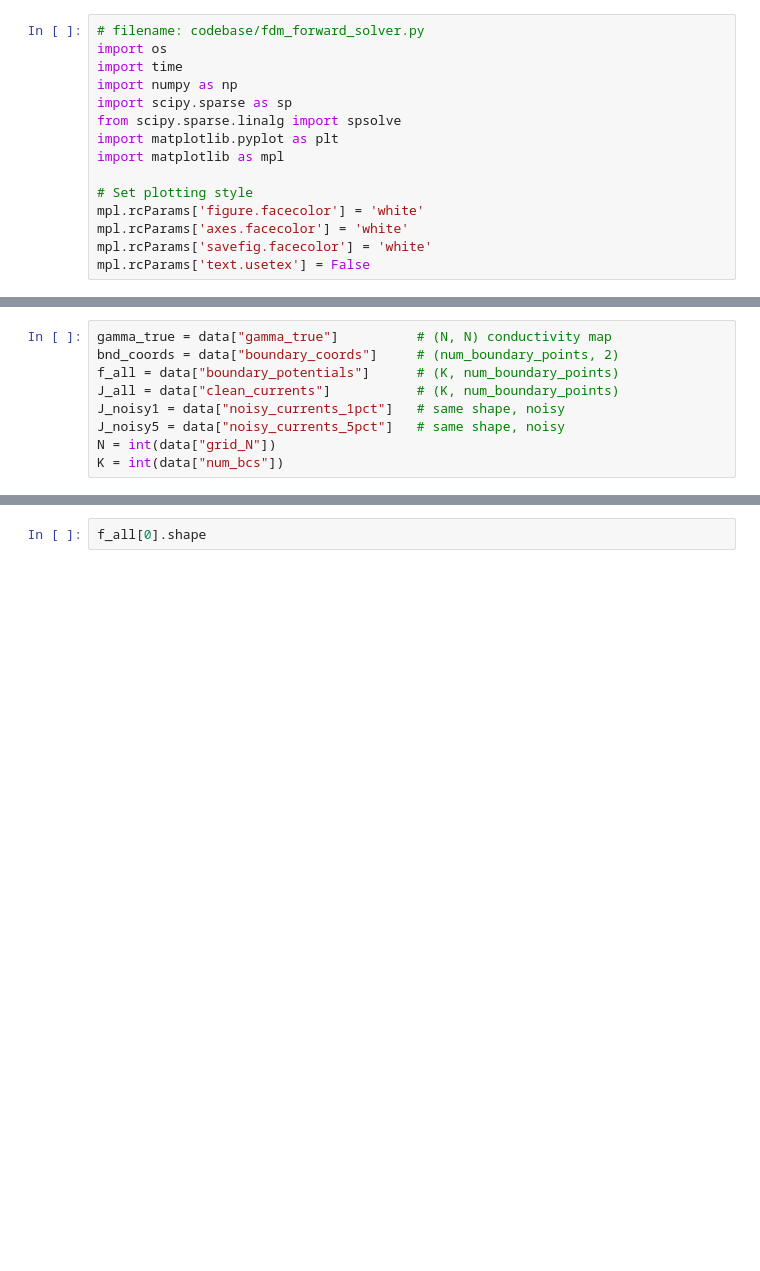
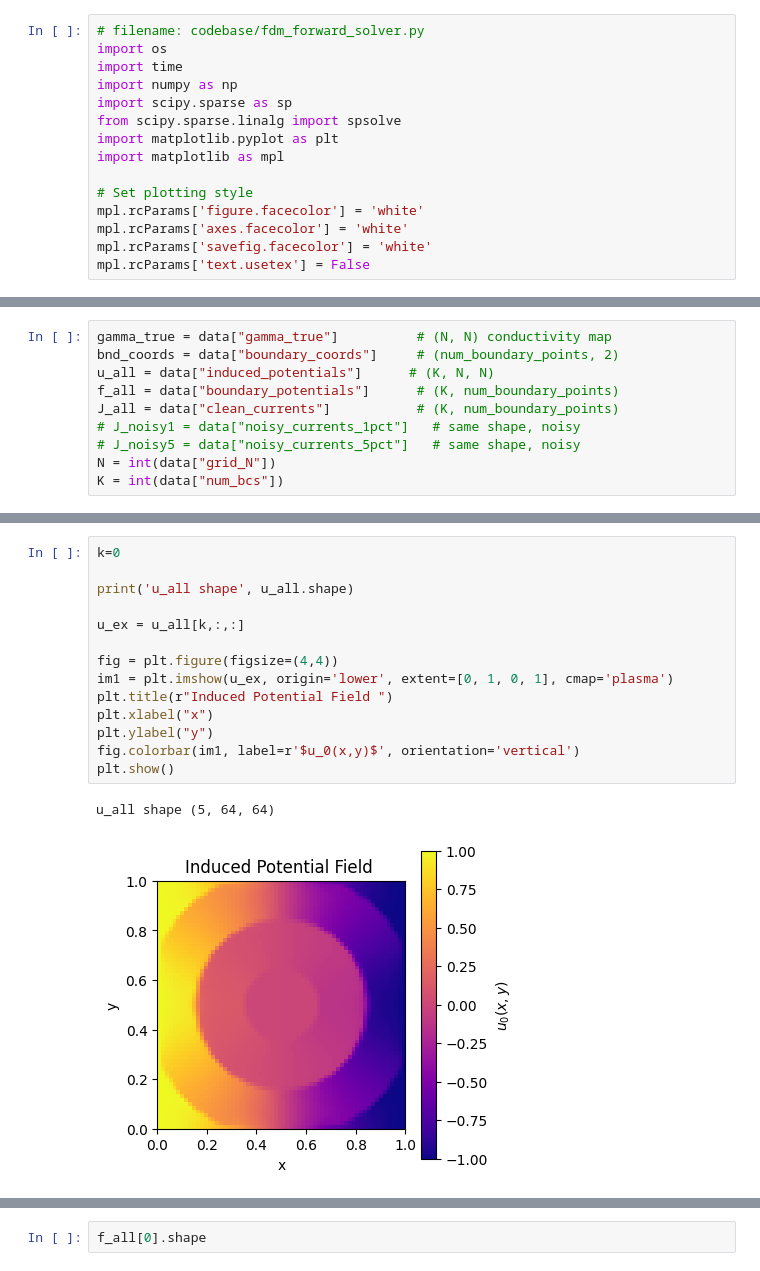
Before and after one commit to ptejerina/NNCalderon, a Jupyter notebook: playground.ipynb, the cells around one changed output, grey strips where cells are left out. Cells and saved outputs as stored; diff of their text form; blank space fills up the shorter version.

```diff
--- a/playground.ipynb
+++ b/playground.ipynb
@@ -445,9 +502,10 @@ num_bcs
 # %%
 gamma_true = data["gamma_true"]          # (N, N) conductivity map
 bnd_coords = data["boundary_coords"]     # (num_boundary_points, 2)
+u_all = data["induced_potentials"]      # (K, N, N)
 f_all = data["boundary_potentials"]      # (K, num_boundary_points)
 J_all = data["clean_currents"]           # (K, num_boundary_points)
-J_noisy1 = data["noisy_currents_1pct"]   # same shape, noisy
-J_noisy5 = data["noisy_currents_5pct"]   # same shape, noisy
+# J_noisy1 = data["noisy_currents_1pct"]   # same shape, noisy
+# J_noisy5 = data["noisy_currents_5pct"]   # same shape, noisy
 N = int(data["grid_N"])
 K = int(data["num_bcs"])
@@ -482,0 +534,17 @@ f_all.shape
+# %%
+k=0
+
+print('u_all shape', u_all.shape)
+
+u_ex = u_all[k,:,:]
+
+fig = plt.figure(figsize=(4,4))
+im1 = plt.imshow(u_ex, origin='lower', extent=[0, 1, 0, 1], cmap='plasma')
+plt.title(r"Induced Potential Field ")
+plt.xlabel("x")
+plt.ylabel("y")
+fig.colorbar(im1, label=r'$u_0(x,y)$', orientation='vertical')
+plt.show()
+# %% [output]
+u_all shape (5, 64, 64)
+[figure, added]
```
Also changed, not shown: parts of 35 cells of this notebook.
